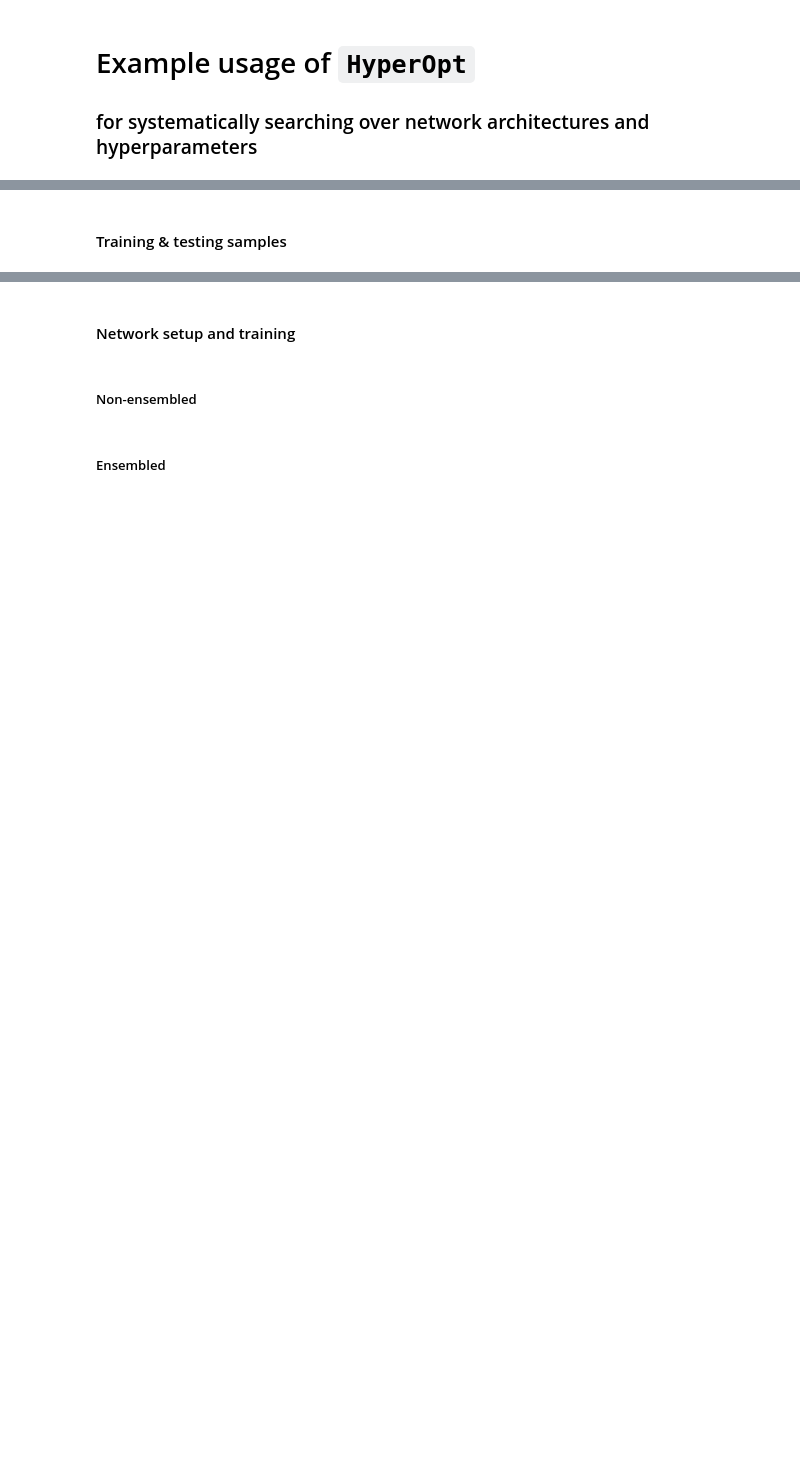
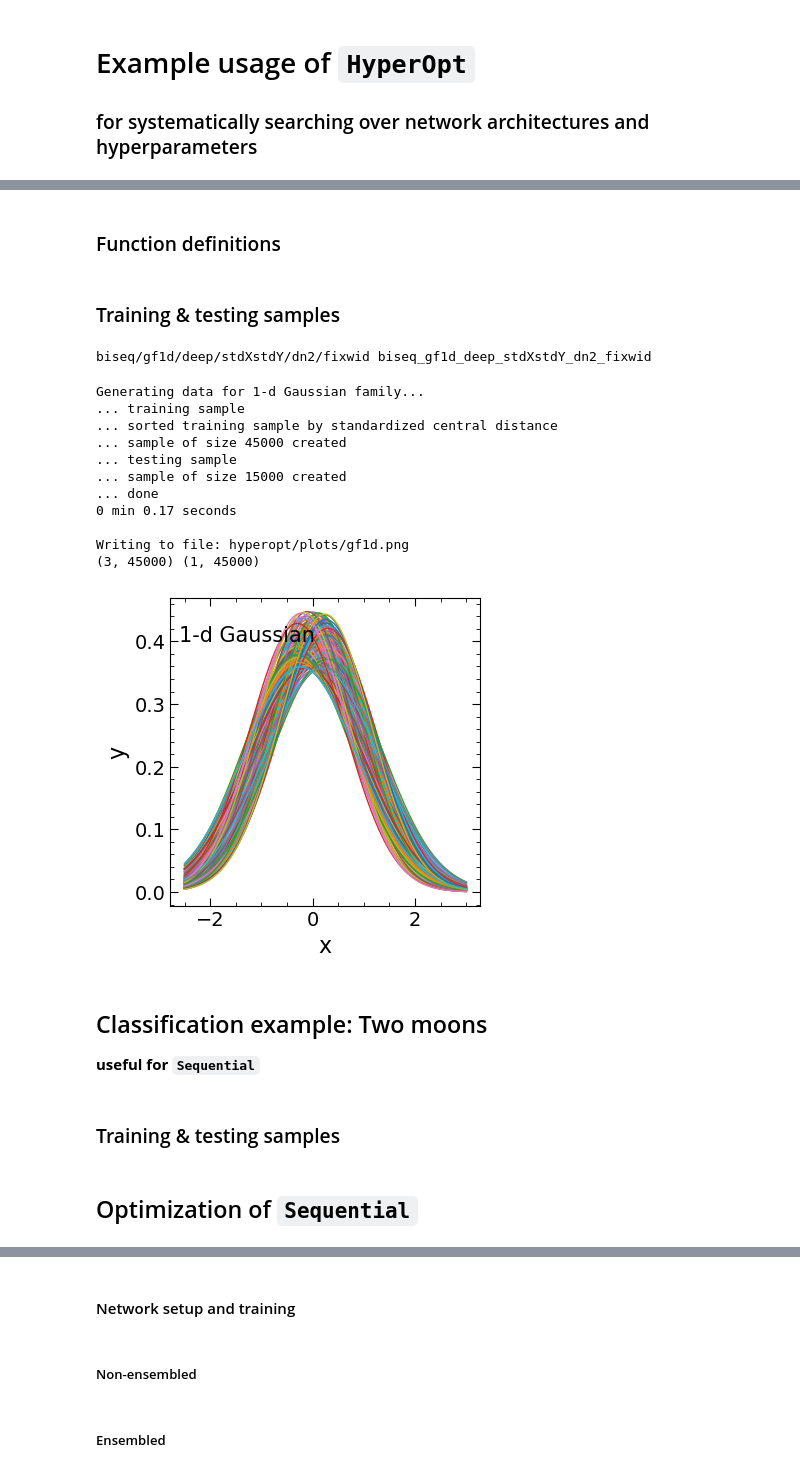
Before and after one commit to a-paranjape/mlfundas, a Jupyter notebook: examples/HyperOpt_Example.ipynb, the cells around one changed output, grey strips where cells are left out. Cells and saved outputs as stored; diff of their text form; code cells hidden in the pictures; blank space fills up the shorter version.

```diff
--- a/examples/HyperOpt_Example.ipynb
+++ b/examples/HyperOpt_Example.ipynb
@@ -101,25 +101,27 @@ DN_Str = '/dn{0:d}'.format(Decay_Norm)
+# %% [markdown]
+### Function definitions
 # %%
 def func_gauss1d(x,params):
-    """ Expect x as 1-d array, params as array of shape (0,), (1,) or (2,). """
+    """ Expect x as 1-d array, params as array of shape (0,) or (1,). """
     mu = params[0] if len(params) > 0 else 0.0
     sig2 = 10**params[1] if len(params) > 1 else 1.0
     return np.exp(-0.5*(x-mu)**2/sig2)/np.sqrt(2*np.pi*sig2)
 
 def func_powersine(x,params):
-    """ Expect x as 1-d array, params as array of shape (0,), (1,), (2,) or (3,). """
+    """ Expect x as 1-d array, params as array of shape (0,), (1,) or (2,). """
     A = params[0] if len(params) > 0 else 1.0
     exponent = params[1] if len(params) > 1 else 0.0
     phase = params[2] if len(params) > 2 else 0.0
     return A*np.fabs(x)**exponent*np.sin(x + phase)**2
-# %% [markdown]
-#### Training & testing samples
+# %% [markdown]
+### Training & testing samples
 # %%
 Ftype = 'gf1d'
 
 ExDict = {'gf1d':{'root':'gf1d/','text':'1-d Gaussian',
                   'func':func_gauss1d,'xbounds':[-2.5,3.0],
-                  'pbounds':{'min':[-0.5,-0.2], # minimum mu,lgsig2
-                             'max':[ 0.5, 0.2]} # maximum mu,lgsig2
+                  'pbounds':{'min':[-0.3,-0.1], # minimum mu,lgsig2
+                             'max':[ 0.3, 0.1]} # maximum mu,lgsig2
                  },
           'psin':{'root':'psin/','text':'Power-Sine',
                   'func':func_powersine,'xbounds':[0.0,1.5*np.pi],
@@ -145,6 +147,8 @@ example_func = ExDict[Ftype]['func']
 xmin,xmax = ExDict[Ftype]['xbounds']
 param_mins = ExDict[Ftype]['pbounds']['min']
 param_maxs = ExDict[Ftype]['pbounds']['max']
+# %% [output]
+biseq/gf1d/deep/stdXstdY/dn2/fixwid biseq_gf1d_deep_stdXstdY_dn2_fixwid
 # %%
 start_time = time()
 
@@ -156,10 +160,10 @@ rng = np.random.RandomState(seed)
 #################################################
 # Training set
 print('... training sample')
-n_x_train = 100
+n_x_train = 300
 xtrain = np.linspace(xmin,xmax,n_x_train)
 
-n_lhc_train = 25 # no. of Latin hypercube samples
+n_lhc_train = 150 # no. of Latin hypercube samples
 n_params = len(param_mins)
 
 # LHC of shape (n_lhc_train,n_params)
@@ -168,9 +172,21 @@ if len(param_mins) > 0:
 else:
     params_train = [[]]
 
+cent_dist = params_train - np.mean(params_train,axis=0,keepdims=True)
+cent_dist /= np.std(params_train,axis=0,keepdims=True)
+# print(cent_dist.shape,np.mean(cent_dist,axis=0),np.std(cent_dist,axis=0))
+cent_dist = np.sum(cent_dist**2,axis=1)
+cent_dist = np.sqrt(cent_dist)
+sorter = np.argsort(cent_dist)
+params_train = params_train[sorter]
+del sorter
+gc.collect()
+print('... sorted training sample by standardized central distance')
+
+
 n_train = n_lhc_train*n_x_train
 
-X_train = np.zeros((n_train,n_params+1)) # features = {params},x; X will be transposed later
+X_train = np.zeros((n_train,n_params+1)) # features = {params},x (consistent with BiSequential requirement); X will be transposed later
 Y_train = np.zeros((1,n_train))
 
 for n in range(n_lhc_train):
@@ -182,6 +198,7 @@ for n in range(n_lhc_train):
 
 X_train = X_train.T
 print('... sample of size {0:d} created'.format(n_train))
+
 #################################################
 # Testing set
 print('... testing sample')
@@ -197,31 +214,50 @@ else:
     params_test = [[]]
 
 n_test = n_lhc_test*n_x_test
 
 X_test = np.zeros((n_test,n_params+1)) # features = {params},x; X will be transposed later
 Y_test = np.zeros((1,n_test))
 
 for n in range(n_lhc_test):
     sl = np.s_[n*n_x_test:(n+1)*n_x_test]
     for p in range(n_params):
         X_test[sl,p] = params_test[n,p]
     X_test[sl,-1] = xtest
     Y_test[0,sl] = example_func(xtest,params_test[n])
 
 X_test = X_test.T
 print('... sample of size {0:d} created'.format(n_test))
 print('... done')
 ut.time_this(start_time)
 
 plt.figure(figsize=(4,4))
 plt.xlabel('x')
 plt.ylabel('y')
 for n in range(n_lhc_train):
     sl = np.s_[n*n_x_train:(n+1)*n_x_train]
     plt.plot(xtrain,Y_train[0,sl],lw=1)
-plt.text(0.1 if Ftype=='psin' else -2.4,1.0 if Ftype=='psin' else 0.45,Example_Text,fontsize=FS2)
+plt.text(0.1 if Ftype=='psin' else -2.6,1.0 if Ftype=='psin' else 0.4,Example_Text,fontsize=FS2)
 plt.minorticks_on()
 filename = Plot_Stem + '/' + Ftype + '.png'
 print('Writing to file:',filename)
 plt.savefig(filename,bbox_inches='tight')
+
 print(X_train.shape,Y_train.shape)
+# %% [output]
+Generating data for 1-d Gaussian family...
+... training sample
+... sorted training sample by standardized central distance
+... sample of size 45000 created
+... testing sample
+... sample of size 15000 created
+... done
+0 min 0.17 seconds
+
+Writing to file: hyperopt/plots/gf1d.png
+(3, 45000) (1, 45000)
+[figure, added]
+# %% [markdown]
+## Classification example: Two moons
+**useful for `Sequential`**
+# %% [markdown]
+### Training & testing samples
@@ -227,0 +338,2 @@ print(X_train.shape,Y_train.shape)
+# %% [markdown]
+## Optimization of `Sequential`
```
Also changed, not shown: parts of 43 cells of this notebook.
